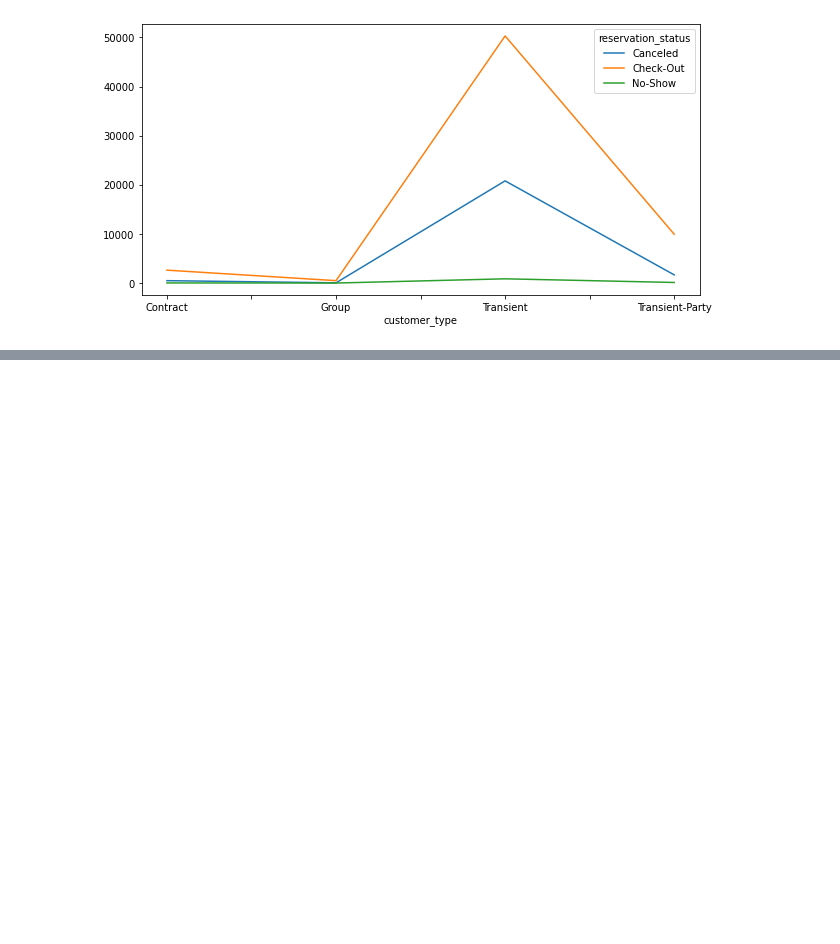
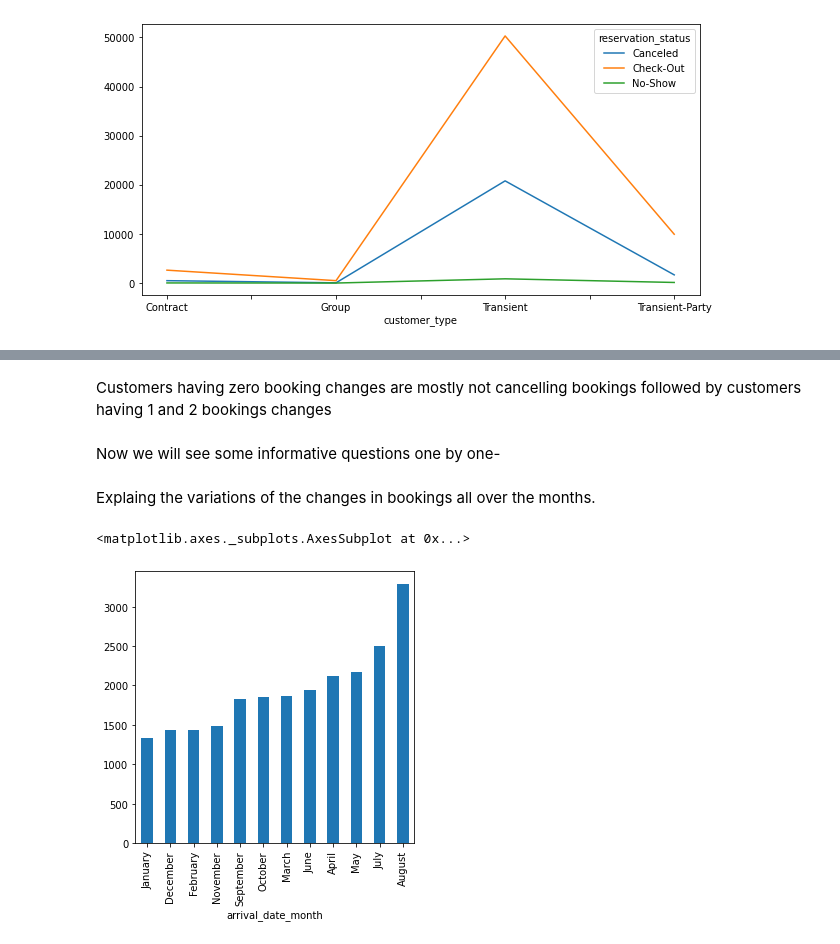
Before and after one commit to Vaishnavipadwad/HOTEL-BOOKING-ANALYSIS, a Jupyter notebook: Hotel_Booking_Analysis1.ipynb, the cells around one changed output, grey strips where cells are left out. Drawn from its saved outputs; the diff is of its cells as text; code cells hidden in the pictures; blank space fills up the shorter version.

```diff
--- a/Hotel_Booking_Analysis1.ipynb
+++ b/Hotel_Booking_Analysis1.ipynb
@@ -287,0 +299,12 @@ df15.plot(figsize=(10,5))
+# %% [markdown]
+Customers having zero booking changes are mostly not cancelling bookings followed by customers having 1 and 2 bookings changes
+# %% [markdown]
+Now we will see some informative questions one by one-
+# %% [markdown]
+Explaing the variations of the changes in bookings all over the months.
+# %%
+df16 = df.groupby(['arrival_date_month'])['booking_changes'].sum().sort_values()
+df16.plot(kind="bar",figsize= (5,5))
+# %% [output]
+<matplotlib.axes._subplots.AxesSubplot at 0x...>
+[figure, added]
```
Also changed, not shown: parts of 9 cells of this notebook.
